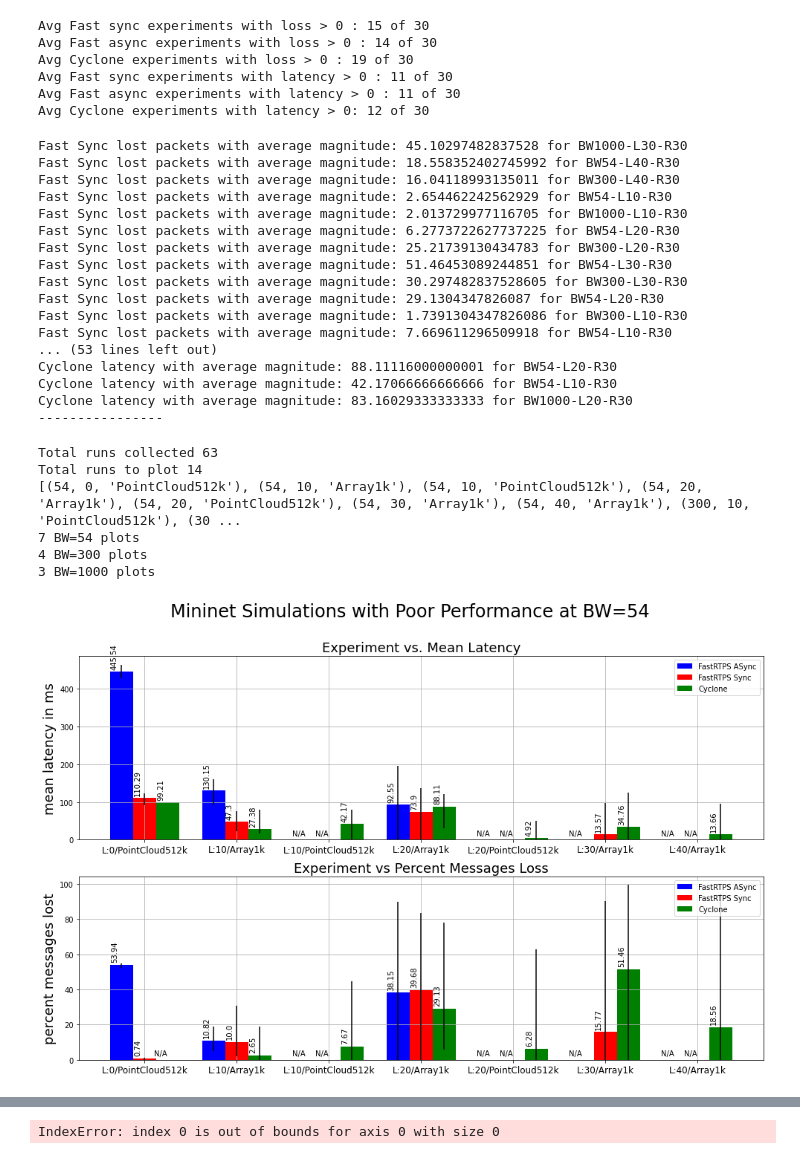
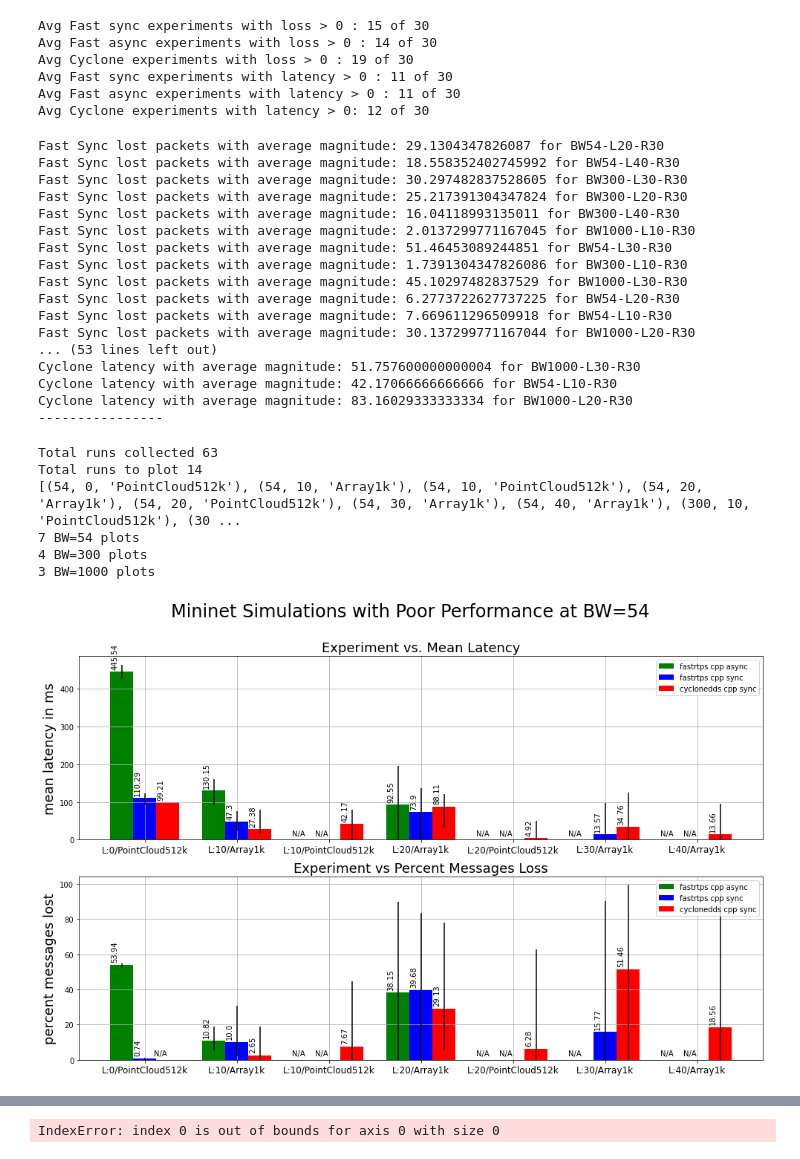
Before and after one commit to osrf/TSC-RMW-Reports, a Jupyter notebook: galactic/MininetExperimentResults.ipynb, the cells around one changed output, grey strips where cells are left out. Drawn from its saved outputs; the diff is of its cells as text; code cells hidden in the pictures.

Commit message:
Fix up the mininet plots to have the same colors. (#11)
Signed-off-by: Chris Lalancette <clalancette@openrobotics.org>

```diff
--- a/galactic/MininetExperimentResults.ipynb
+++ b/galactic/MininetExperimentResults.ipynb
@@ -6,7 +6,7 @@ import matplotlib.pyplot as plt
 import glob as glob
 import json
 # %%
-mininet_root = "./data/mininet/2020-10-23_10-47-36/"
+mininet_root = "./data/mininet_experiments/2020-10-23_10-47-36/"
 
 def build_file_list(directory,clip=None):
     '''
@@ -312,22 +312,22 @@ to_plot += print_failed_experiments('sub_mean_latency_mean (ms)',latency_cutoff,
 to_plot += print_failed_experiments('sub_mean_latency_mean (ms)',latency_cutoff,"Fast Async latency",fast_async_run_avg_df)
 to_plot += print_failed_experiments('sub_mean_latency_mean (ms)',latency_cutoff,"Cyclone latency",cyclone_run_avg_df)
 # %% [output]
-Fast Sync lost packets with average magnitude: 45.10297482837528 for BW1000-L30-R30
+Fast Sync lost packets with average magnitude: 29.1304347826087 for BW54-L20-R30
 Fast Sync lost packets with average magnitude: 18.558352402745992 for BW54-L40-R30
+Fast Sync lost packets with average magnitude: 30.297482837528605 for BW300-L30-R30
+Fast Sync lost packets with average magnitude: 25.217391304347824 for BW300-L20-R30
 Fast Sync lost packets with average magnitude: 16.04118993135011 for BW300-L40-R30
-Fast Sync lost packets with average magnitude: 2.654462242562929 for BW54-L10-R30
-Fast Sync lost packets with average magnitude: 2.013729977116705 for BW1000-L10-R30
+Fast Sync lost packets with average magnitude: 2.0137299771167045 for BW1000-L10-R30
+Fast Sync lost packets with average magnitude: 51.46453089244851 for BW54-L30-R30
+Fast Sync lost packets with average magnitude: 1.7391304347826086 for BW300-L10-R30
+Fast Sync lost packets with average magnitude: 45.10297482837529 for BW1000-L30-R30
 Fast Sync lost packets with average magnitude: 6.2773722627737225 for BW54-L20-R30
-Fast Sync lost packets with average magnitude: 25.21739130434783 for BW300-L20-R30
-Fast Sync lost packets with average magnitude: 51.46453089244851 for BW54-L30-R30
-Fast Sync lost packets with average magnitude: 30.297482837528605 for BW300-L30-R30
-Fast Sync lost packets with average magnitude: 29.1304347826087 for BW54-L20-R30
-Fast Sync lost packets with average magnitude: 1.7391304347826086 for BW300-L10-R30
 Fast Sync lost packets with average magnitude: 7.669611296509918 for BW54-L10-R30
+Fast Sync lost packets with average magnitude: 30.137299771167044 for BW1000-L20-R30
 ... (53 lines left out)
-Cyclone latency with average magnitude: 88.11116000000001 for BW54-L20-R30
+Cyclone latency with average magnitude: 51.757600000000004 for BW1000-L30-R30
 Cyclone latency with average magnitude: 42.17066666666666 for BW54-L10-R30
-Cyclone latency with average magnitude: 83.16029333333333 for BW1000-L20-R30
+Cyclone latency with average magnitude: 83.16029333333334 for BW1000-L20-R30
 ----------------
 # %%
 print("Total runs collected {0}".format(len(to_plot)))
@@ -413,37 +413,37 @@ def generate_mininet_plot(fast_sync_df,fast_async_df, cyclone_df, render_set,sup
                                 (cyclone_df["message_type"] == render[2])]
             cyclone.append(np.round(cv[data_point].values[0],2))
             cyclone_std[0].append(cv[to_std[idx][0]].values[0])
             cyclone_std[1].append(cv[to_std[idx][1]].values[0])
 
         x = np.arange(len(render_set))
         sz = 0.25
         ax[idx].grid(which="both")
 
         fast_a_std = fixup_error(fast_a_std,fast_a)
         fast_s_std = fixup_error(fast_s_std,fast_s)
         cyclone_std = fixup_error(cyclone_std,cyclone)
 
 
-        fast_a_bar = ax[idx].bar(x + 0.00, fast_a, yerr=fast_a_std, color = 'b', width = sz,label="FastRTPS ASync")
-        fast_s_bar = ax[idx].bar(x + sz, fast_s, yerr=fast_s_std,color = 'r', width = sz,label="FastRTPS Sync")
-        cyclone_bar =  ax[idx].bar(x + (sz*2), cyclone,yerr=cyclone_std, color = 'g', width = sz,label="Cyclone")
+        fast_a_bar = ax[idx].bar(x + 0.00, fast_a, yerr=fast_a_std, color = 'g', width = sz,label="fastrtps cpp async")
+        fast_s_bar = ax[idx].bar(x + sz, fast_s, yerr=fast_s_std,color = 'b', width = sz,label="fastrtps cpp sync")
+        cyclone_bar =  ax[idx].bar(x + (sz*2), cyclone,yerr=cyclone_std, color = 'r', width = sz,label="cyclonedds cpp sync")
         autolabel(fast_a_bar,ax[idx])
         autolabel(fast_s_bar,ax[idx])
         autolabel(cyclone_bar,ax[idx])
 
         #ax[idx].set_ylim(y_extents[idx])
         ax[idx].set_xticks(x+0.25)
         ax[idx].set_xticklabels(x_label,rotation=0,fontsize=12)
         ax[idx].set_ylabel(plot_units[idx],fontsize=18)
         #ax[idx].set_xlabel("Mininet Experimental Conditions")
         ax[idx].set_title(titles[idx],fontsize=18)
         ax[idx].legend()
     return fig
 
 out = generate_mininet_plot(fast_sync_run_avg_df,fast_async_run_avg_df,cyclone_run_avg_df,bw_54,"Mininet Simulations with Poor Performance at BW=54")
 plt.savefig("./plots/PoorPerformersBW54.png")
 # %% [output]
-[figure, old version]
+[figure, new version]
 # %%
 fav = fast_async_df.loc[(fast_async_df['bandwidth'] == 54) &
                         (fast_async_df["loss"] == 10) &
```
Also changed, not shown: parts of 6 cells of this notebook, 4 other files.
